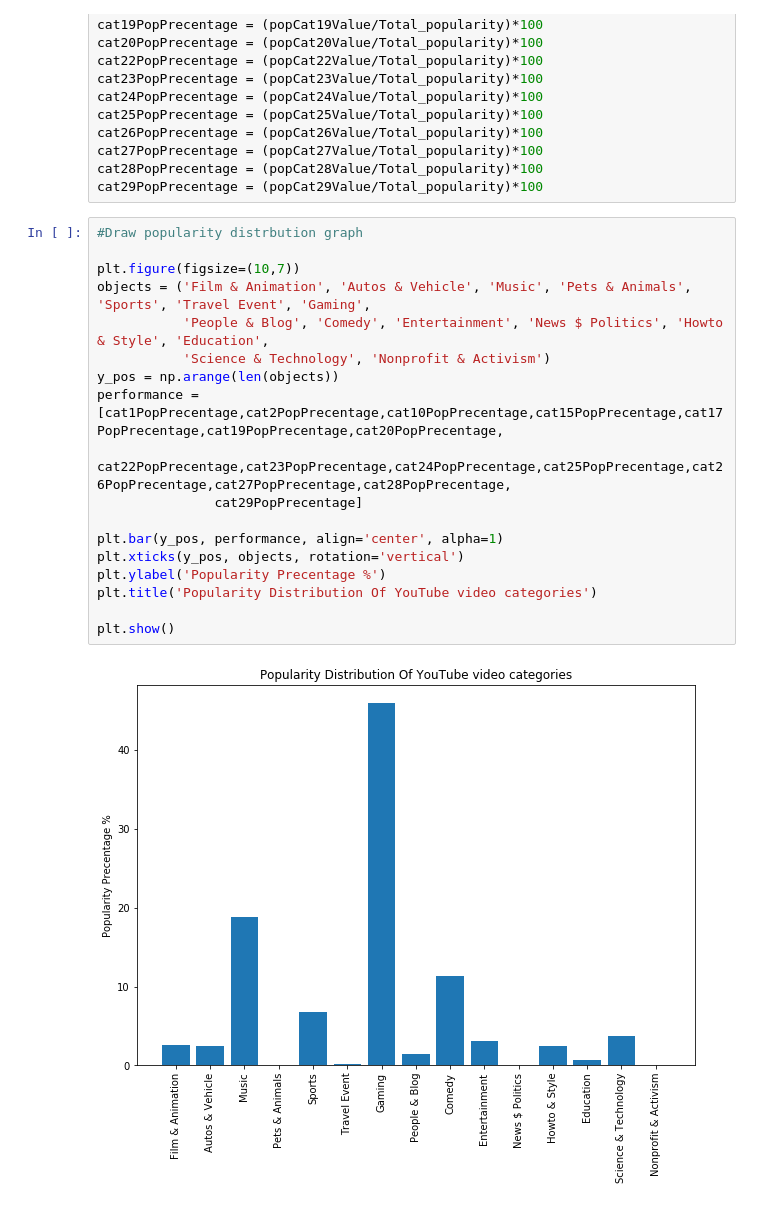
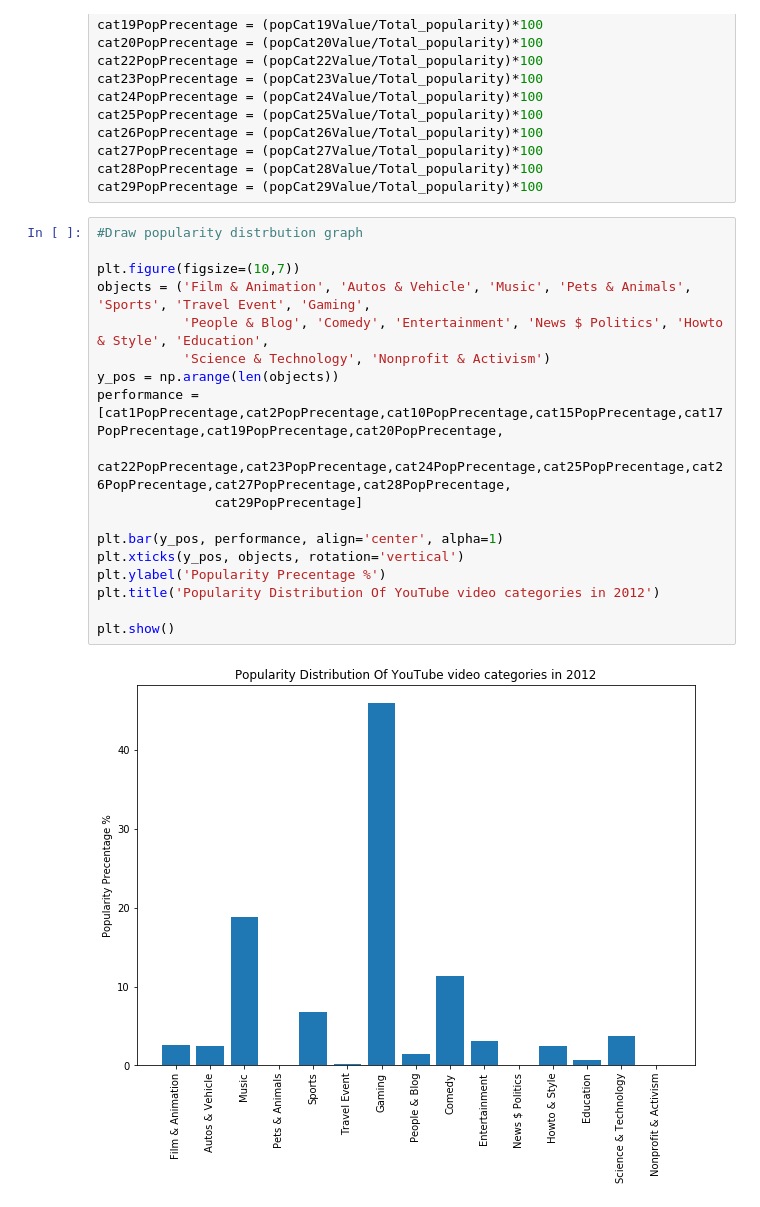
Before and after one commit to Chathushka123/YouTube-Data-Analysis, a Jupyter notebook: popSistribution2012.ipynb, the cells around one changed output. Cells and saved outputs as stored; diff of their text form.

```diff
--- a/popSistribution2012.ipynb
+++ b/popSistribution2012.ipynb
@@ -357,20 +357,20 @@ cat29PopPrecentage = (popCat29Value/Total_popularity)*100
 # %%
 #Draw popularity distrbution graph
 
 plt.figure(figsize=(10,7))
 objects = ('Film & Animation', 'Autos & Vehicle', 'Music', 'Pets & Animals', 'Sports', 'Travel Event', 'Gaming',
            'People & Blog', 'Comedy', 'Entertainment', 'News $ Politics', 'Howto & Style', 'Education',
            'Science & Technology', 'Nonprofit & Activism')
 y_pos = np.arange(len(objects))
 performance = [cat1PopPrecentage,cat2PopPrecentage,cat10PopPrecentage,cat15PopPrecentage,cat17PopPrecentage,cat19PopPrecentage,cat20PopPrecentage,
                cat22PopPrecentage,cat23PopPrecentage,cat24PopPrecentage,cat25PopPrecentage,cat26PopPrecentage,cat27PopPrecentage,cat28PopPrecentage,
                cat29PopPrecentage]
 
 plt.bar(y_pos, performance, align='center', alpha=1)
 plt.xticks(y_pos, objects, rotation='vertical')
 plt.ylabel('Popularity Precentage %')
-plt.title('Popularity Distribution Of YouTube video categories')
+plt.title('Popularity Distribution Of YouTube video categories in 2012')
 
 plt.show()
 # %% [output]
-[figure, old version]
+[figure, new version]
```
Also changed, not shown: 2 other files.
